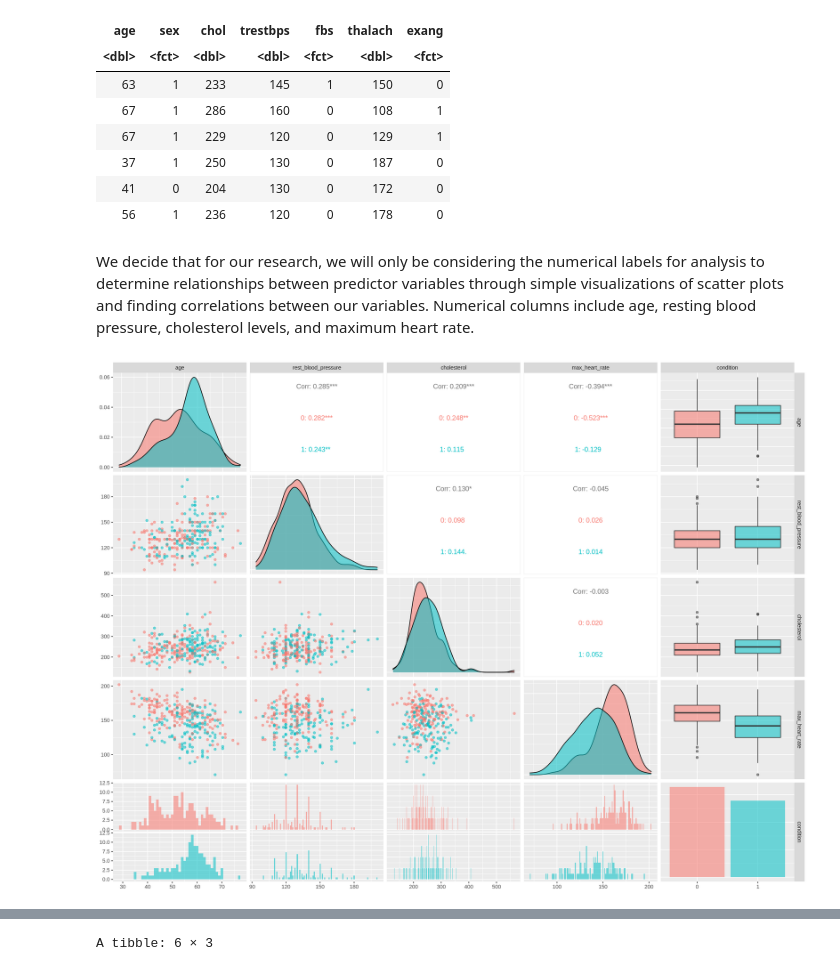
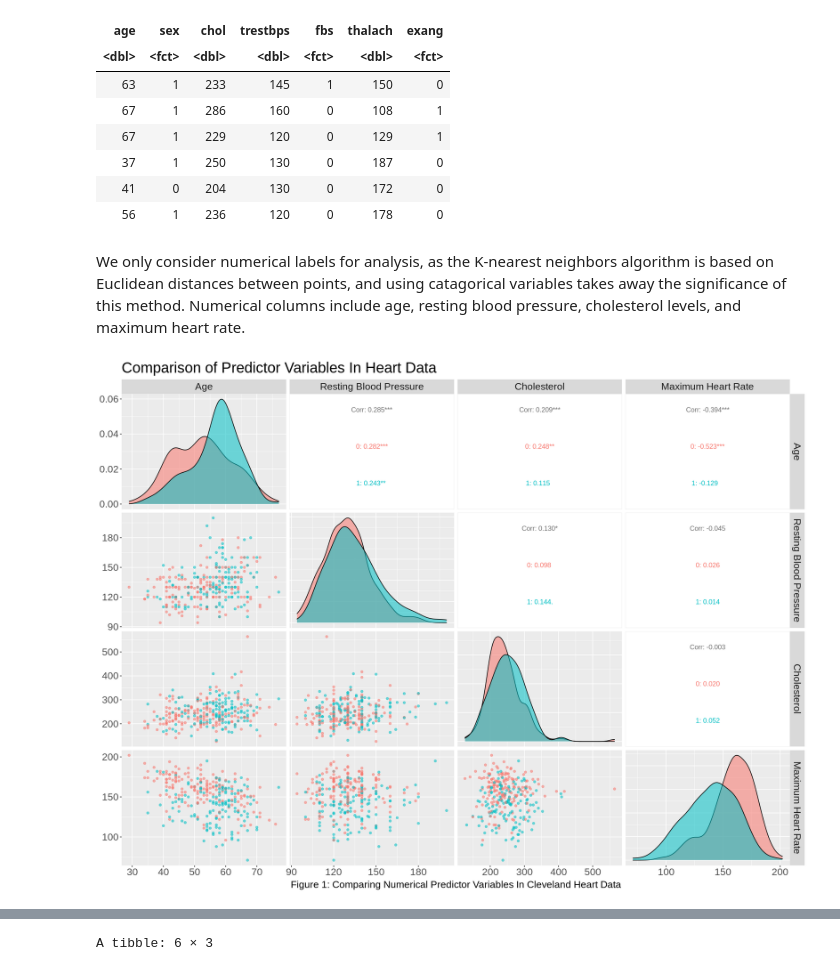
Before and after one commit to andyh031/dsci100-proj-group57, a Jupyter notebook: project.ipynb, the cells around one changed output, grey strips where cells are left out. Cells and saved outputs as stored; diff of their text form; code cells hidden in the pictures.

```diff
--- a/project.ipynb
+++ b/project.ipynb
@@ -129,22 +130,27 @@ A tibble: 6 × 7
 | 41 | 0 | 204 | 130 | 0 | 172 | 0 |
 | 56 | 1 | 236 | 120 | 0 | 178 | 0 |
 # %% [markdown]
-We decide that for our research, we will only be considering the numerical labels for analysis to determine relationships between predictor variables through simple visualizations of scatter plots and finding correlations between our variables. Numerical columns include age, resting blood pressure, cholesterol levels, and maximum heart rate.
+We only consider numerical labels for analysis, as the K-nearest neighbors algorithm is based on Euclidean distances between points, and using catagorical variables takes away the significance of this method.  Numerical columns include age, resting blood pressure, cholesterol levels, and maximum heart rate.
 # %%
 options(repr.plot.width = 16, repr.plot.height = 12)
 
 # Select only numerical columns as well as response variable of num, indicating the condition of the patient (has heart disease or not)
 heart_filtered <- heart_data |>
     select(age, trestbps, chol, thalach, num)
 
 # Create more interpretable column names
 colnames(heart_filtered) <- c("age", "rest_blood_pressure", "cholesterol", "max_heart_rate", "condition")
 
 # Plot simple visualization to explore dataset
 distribution_plot <- ggpairs(data = heart_filtered,
+                            columns = 1:4,
                             aes(colour = condition, alpha = 0.6),
-                            lower=list(combo=wrap("facethist",binwidth=1)))
+                            columnLabels = c("Age", "Resting Blood Pressure", "Cholesterol", "Maximum Heart Rate")) +
+        theme(text = element_text(size = 20)) +
+        ggtitle("Comparison of Predictor Variables In Heart Data") +
+        labs(caption = "Figure 1: Comparing Numerical Predictor Variables In Cleveland Heart Data") +
+        theme(plot.caption = element_text(hjust = 0.5))
 distribution_plot
 # %% [output]
-[figure, old version]
+[figure, new version]
 # %% [markdown]
```
Also changed, not shown: parts of 27 cells of this notebook.
